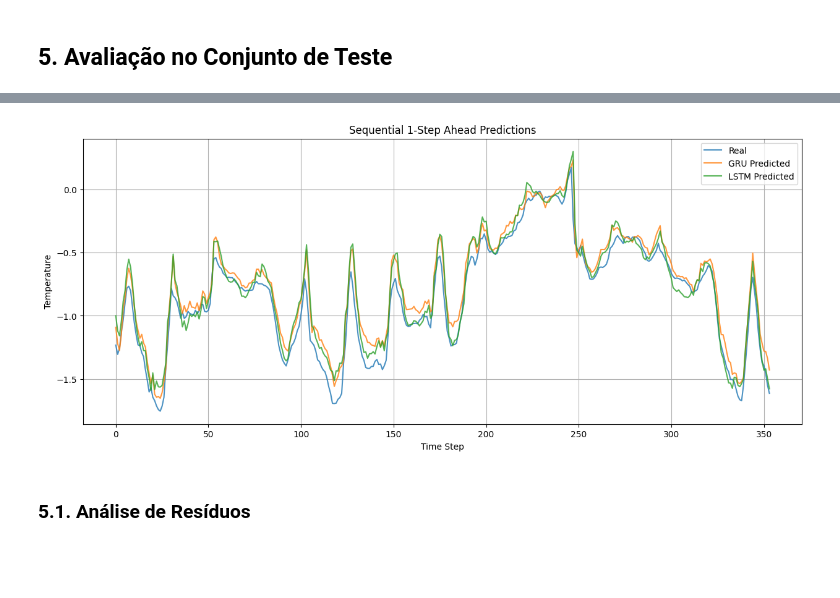
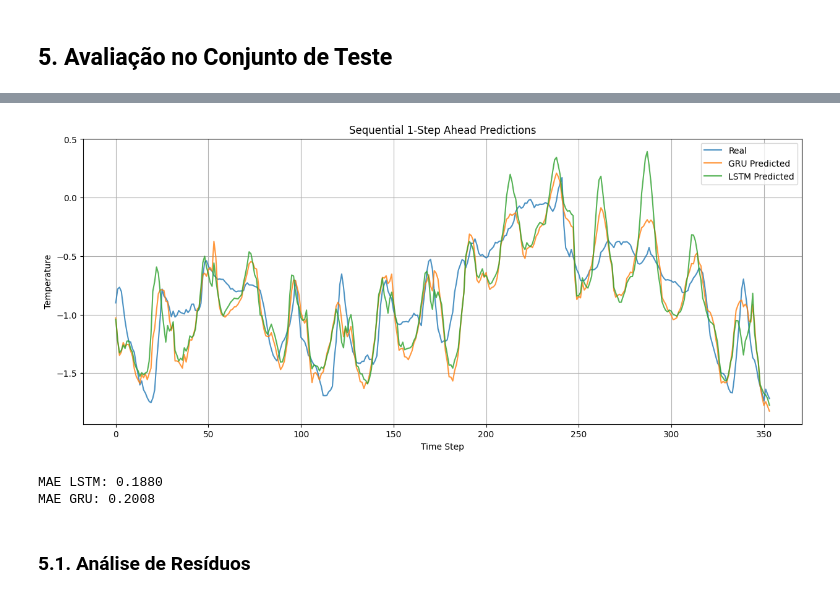
Before and after one commit to eduardoxavierrf/climate-time-series-forecasting, a Jupyter notebook: final_weather_report.ipynb, the cells around one changed output, grey strips where cells are left out. Cells and saved outputs as stored; diff of their text form; code cells hidden in the pictures; blank space fills up the shorter version.

```diff
--- a/final_weather_report.ipynb
+++ b/final_weather_report.ipynb
@@ -169,20 +196,25 @@ Name: count, dtype: int64
 # %%
 # utilizando stardard scaler pois a maioria dos dados se parece com uma distribuição normal
 scaler = StandardScaler()
-scaled = scaler.fit_transform(df)
-scaled_df = pd.DataFrame(scaled, index=df.index, columns=df.columns)
+scaled = scaler.fit_transform(df_with_seasons)
+scaled_df = pd.DataFrame(scaled, index=df_with_seasons.index, columns=df_with_seasons.columns)
 
 input_width = 336 # ultimos 14 dias vão prever as proximas 24 horas
 label_width = 24
 
-def create_sequences(data, input_width, label_width):
+def create_sequences(df, features, target, input_width, label_width):
     X, y = [], []
-    for i in range(len(data) - input_width - label_width):
-        X.append(data[i:i+input_width, :-1])
-        y.append(data[i+input_width:i+input_width+label_width, -1])
+
+    feature_data = df[features].values
+    target_data = df[target].values
+
+    for i in range(len(df) - input_width - label_width):
+        X.append(feature_data[i:i+input_width])
+        y.append(target_data[i+input_width:i+input_width+label_width])
+
     return np.array(X), np.array(y)
 
-X_seq, y_seq = create_sequences(scaled_df.values, input_width, label_width)
+X_seq, y_seq = create_sequences(scaled_df, features, target, input_width, label_width)
 
 train_size = int(0.7 * len(X_seq))
 val_size = int(0.2 * len(X_seq))
@@ -295,11 +337,11 @@ MAE GRU: 0.2342
 # %%
-y_test_seq = y_test[:, 0]
+y_test_seq = y_test[:, 5]
 
 y_pred_esc_gru = model_gru.predict(X_test)
 y_pred_esc_lstm = model_lstm.predict(X_test)
 
-y_pred_seq_gru = y_pred_esc_gru[:, 0]
-y_pred_seq_lstm = y_pred_esc_lstm[:, 0]
+y_pred_seq_gru = y_pred_esc_gru[:, 5]
+y_pred_seq_lstm = y_pred_esc_lstm[:, 5]
 
 plt.figure(figsize=(15, 6))
 plt.plot(y_test_seq[-354:], label='Real', alpha=0.8)
@@ -311,4 +353,10 @@ plt.ylabel("Temperature")
 plt.legend()
 plt.grid(True)
 plt.show()
+
+mae_lstm = mean_absolute_error(y_test_seq, y_pred_seq_lstm)
+mae_gru = mean_absolute_error(y_test_seq, y_pred_seq_gru)
+
+print(f"MAE LSTM: {mae_lstm:.4f}")
+print(f"MAE GRU: {mae_gru:.4f}")
 # %% [output]
@@ -317,4 +365,6 @@ plt.show()
-[figure, old version]
+[figure, new version]
+MAE LSTM: 0.1880
+MAE GRU: 0.2008
 # %% [markdown]
 ### 5.1. Análise de Resíduos
 # %%
```
Also changed, not shown: parts of 14 cells of this notebook.
